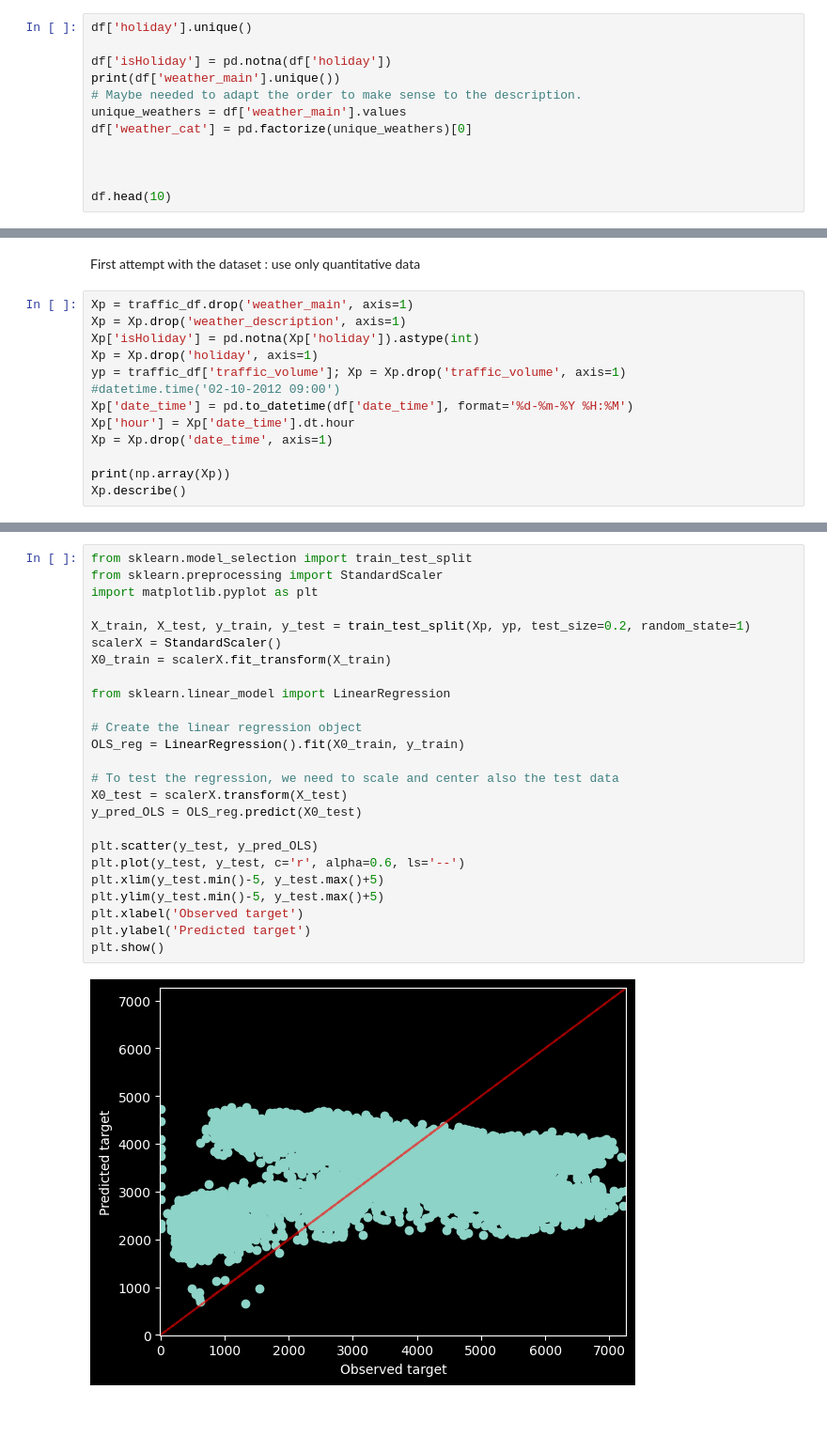
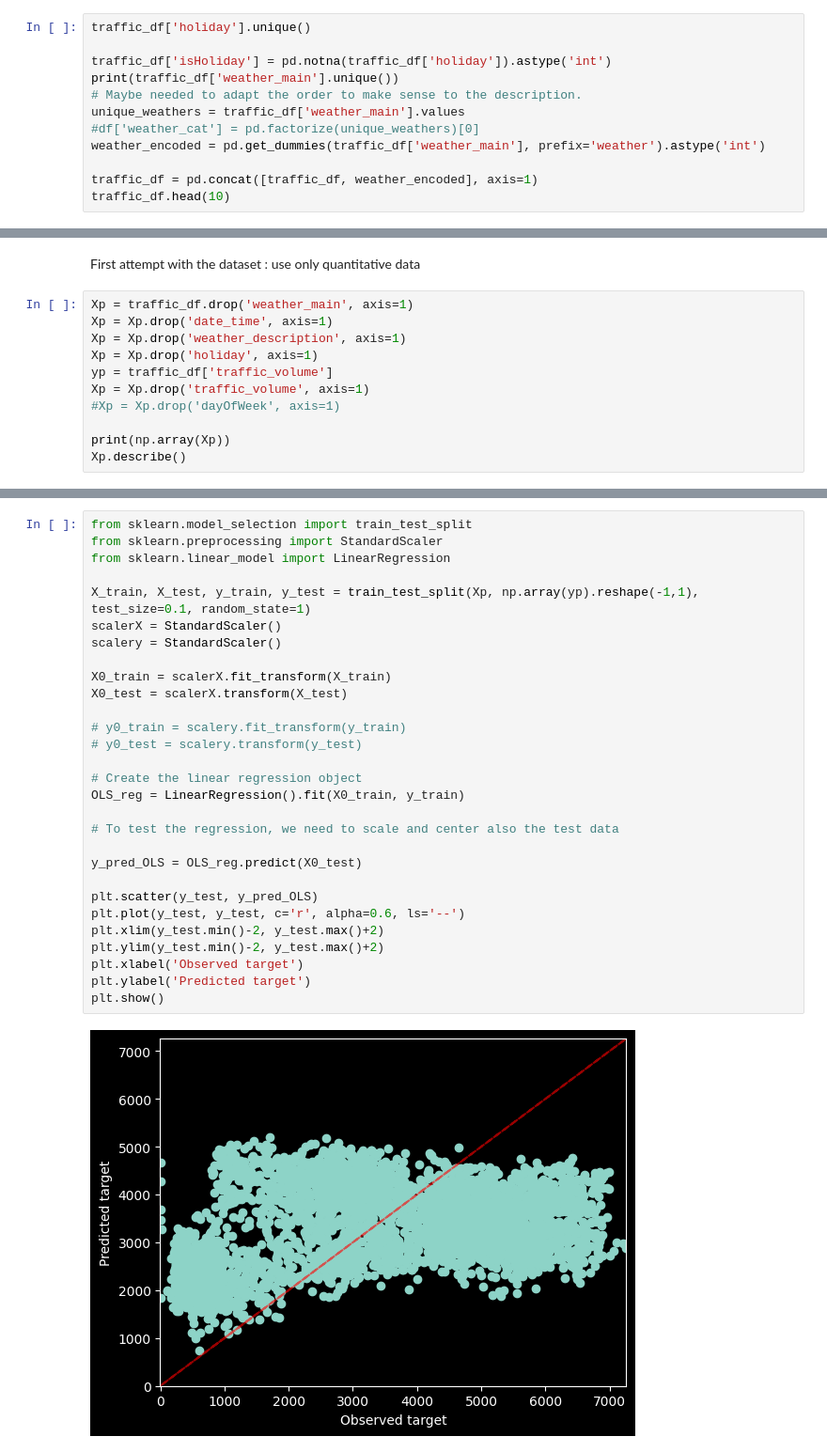
Before and after one commit to Emil-labs/Data-G8, a Jupyter notebook: Projects/Real_test.ipynb, the cells around one changed output, grey strips where cells are left out. Shown at 94% size. Saved outputs shown, nothing was run; the diff lists cells and outputs as text; blank space fills up the shorter version.

```diff
--- a/Projects/Real_test.ipynb
+++ b/Projects/Real_test.ipynb
@@ -26,17 +30,17 @@ df.head(10)
 # Dataset analysis and preparation
 Since the data is not all numbers, it is required to convert the qualitative categories into quantitative lists.
 # %%
-df['holiday'].unique()
+traffic_df['holiday'].unique()
 
-df['isHoliday'] = pd.notna(df['holiday'])
-print(df['weather_main'].unique())
+traffic_df['isHoliday'] = pd.notna(traffic_df['holiday']).astype('int')
+print(traffic_df['weather_main'].unique())
 # Maybe needed to adapt the order to make sense to the description.
-unique_weathers = df['weather_main'].values
-df['weather_cat'] = pd.factorize(unique_weathers)[0]
+unique_weathers = traffic_df['weather_main'].values
+#df['weather_cat'] = pd.factorize(unique_weathers)[0]
+weather_encoded = pd.get_dummies(traffic_df['weather_main'], prefix='weather').astype('int')
 
-
-
-df.head(10)
+traffic_df = pd.concat([traffic_df, weather_encoded], axis=1)
+traffic_df.head(10)
 # %% [output]
 ['Clouds' 'Clear' 'Rain' 'Drizzle' 'Mist' 'Haze' 'Fog' 'Thunderstorm'
  'Snow' 'Squall' 'Smoke']
@@ -55,14 +89,12 @@ df.head(10)
 First attempt with the dataset : use only quantitative data
 # %%
 Xp = traffic_df.drop('weather_main', axis=1)
+Xp = Xp.drop('date_time', axis=1)
 Xp = Xp.drop('weather_description', axis=1)
-Xp['isHoliday'] = pd.notna(Xp['holiday']).astype(int)
 Xp = Xp.drop('holiday', axis=1)
-yp = traffic_df['traffic_volume']; Xp = Xp.drop('traffic_volume', axis=1)
-#datetime.time('02-10-2012 09:00')
-Xp['date_time'] = pd.to_datetime(df['date_time'], format='%d-%m-%Y %H:%M')
-Xp['hour'] = Xp['date_time'].dt.hour
-Xp = Xp.drop('date_time', axis=1)
+yp = traffic_df['traffic_volume']
+Xp = Xp.drop('traffic_volume', axis=1)
+#Xp = Xp.drop('dayOfWeek', axis=1)
 
 print(np.array(Xp))
 Xp.describe()
@@ -86,27 +188,31 @@ Xp.describe()
 # %%
 from sklearn.model_selection import train_test_split
 from sklearn.preprocessing import StandardScaler
-import matplotlib.pyplot as plt
+from sklearn.linear_model import LinearRegression
 
-X_train, X_test, y_train, y_test = train_test_split(Xp, yp, test_size=0.2, random_state=1)
+X_train, X_test, y_train, y_test = train_test_split(Xp, np.array(yp).reshape(-1,1), test_size=0.1, random_state=1)
 scalerX = StandardScaler()
+scalery = StandardScaler()
+
 X0_train = scalerX.fit_transform(X_train)
+X0_test = scalerX.transform(X_test)
 
-from sklearn.linear_model import LinearRegression
+# y0_train = scalery.fit_transform(y_train)
+# y0_test = scalery.transform(y_test)
 
 # Create the linear regression object
 OLS_reg = LinearRegression().fit(X0_train, y_train)
 
 # To test the regression, we need to scale and center also the test data
-X0_test = scalerX.transform(X_test)
+
 y_pred_OLS = OLS_reg.predict(X0_test)
 
 plt.scatter(y_test, y_pred_OLS)
 plt.plot(y_test, y_test, c='r', alpha=0.6, ls='--')
-plt.xlim(y_test.min()-5, y_test.max()+5)
-plt.ylim(y_test.min()-5, y_test.max()+5)
+plt.xlim(y_test.min()-2, y_test.max()+2)
+plt.ylim(y_test.min()-2, y_test.max()+2)
 plt.xlabel('Observed target')
 plt.ylabel('Predicted target')
 plt.show()
 # %% [output]
-[figure, old version]
+[figure, new version]
```
Also changed, not shown: parts of 8 cells of this notebook, 3 other files.
